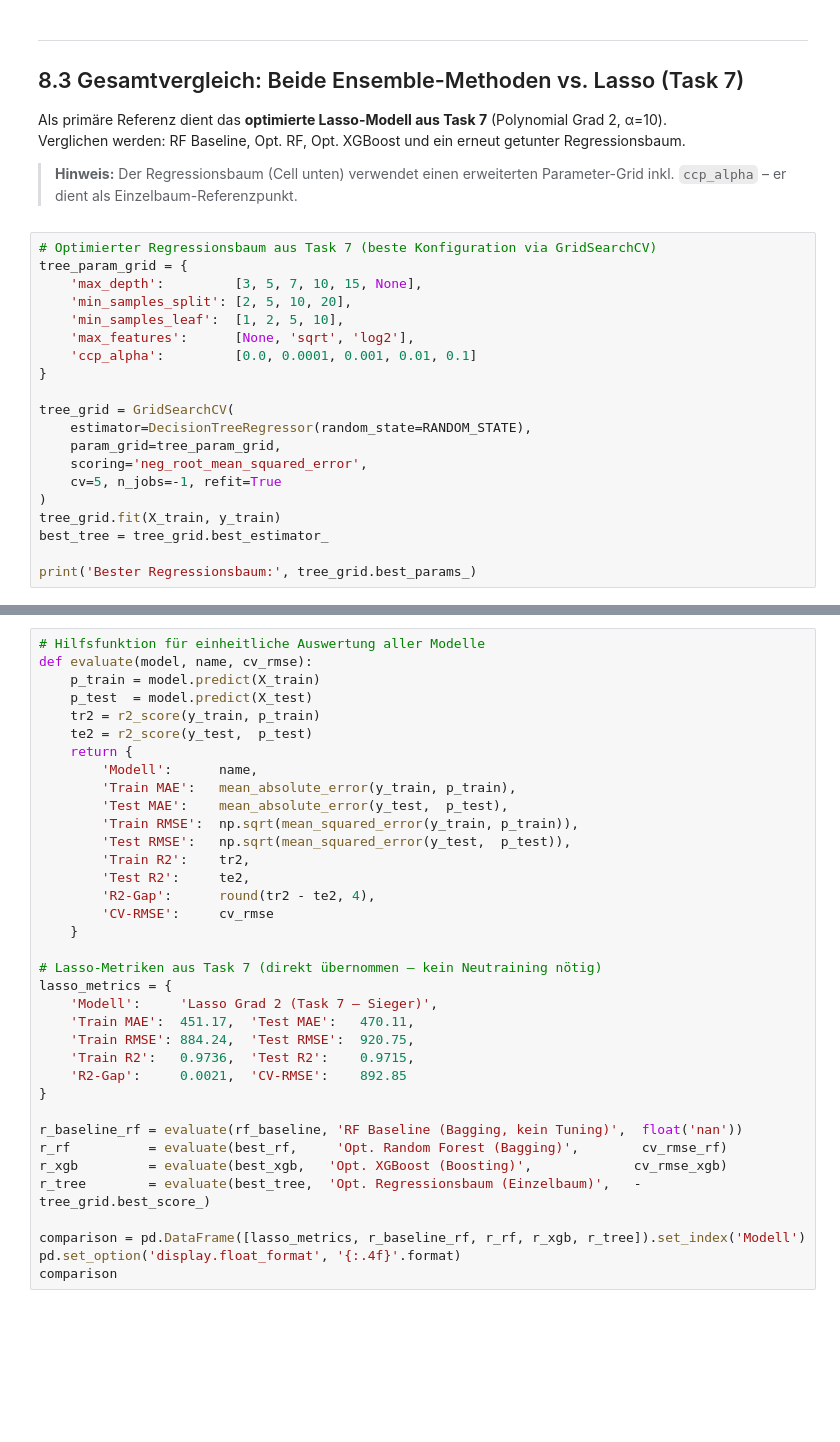
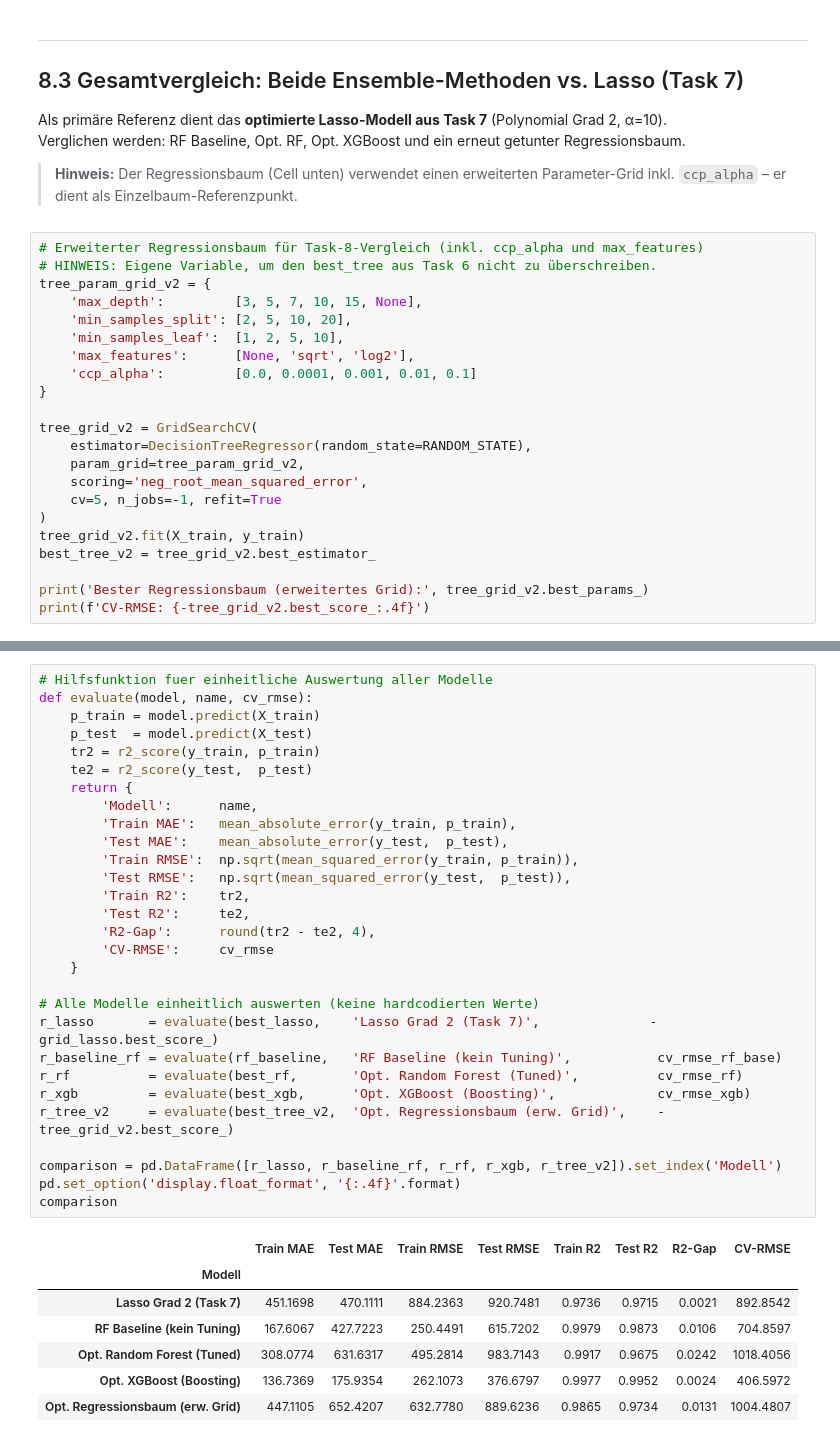
Before and after one commit to PatrickSchubert-Munich/DataScience_and_ML_Assignment, a Jupyter notebook: 02_regression/Assignment_02_2130238.ipynb, the cells around one changed output, grey strips where cells are left out. Saved outputs shown, nothing was run; the diff lists cells and outputs as text; blank space fills up the shorter version.

```diff
--- a/02_regression/Assignment_02_2130238.ipynb
+++ b/02_regression/Assignment_02_2130238.ipynb
@@ -1688,8 +1979,9 @@ Verglichen werden: RF Baseline, Opt. RF, Opt. XGBoost und ein erneut getunter Re
 
 > **Hinweis:** Der Regressionsbaum (Cell unten) verwendet einen erweiterten Parameter-Grid inkl. `ccp_alpha` – er dient als Einzelbaum-Referenzpunkt.
 # %%
-# Optimierter Regressionsbaum aus Task 7 (beste Konfiguration via GridSearchCV)
-tree_param_grid = {
+# Erweiterter Regressionsbaum für Task-8-Vergleich (inkl. ccp_alpha und max_features)
+# HINWEIS: Eigene Variable, um den best_tree aus Task 6 nicht zu überschreiben.
+tree_param_grid_v2 = {
     'max_depth':         [3, 5, 7, 10, 15, None],
     'min_samples_split': [2, 5, 10, 20],
     'min_samples_leaf':  [1, 2, 5, 10],
@@ -1697,13 +1989,14 @@ tree_param_grid = {
     'ccp_alpha':         [0.0, 0.0001, 0.001, 0.01, 0.1]
 }
 
-tree_grid = GridSearchCV(
+tree_grid_v2 = GridSearchCV(
     estimator=DecisionTreeRegressor(random_state=RANDOM_STATE),
-    param_grid=tree_param_grid,
+    param_grid=tree_param_grid_v2,
     scoring='neg_root_mean_squared_error',
     cv=5, n_jobs=-1, refit=True
 )
-tree_grid.fit(X_train, y_train)
-best_tree = tree_grid.best_estimator_
+tree_grid_v2.fit(X_train, y_train)
+best_tree_v2 = tree_grid_v2.best_estimator_
 
-print('Bester Regressionsbaum:', tree_grid.best_params_)
+print('Bester Regressionsbaum (erweitertes Grid):', tree_grid_v2.best_params_)
+print(f'CV-RMSE: {-tree_grid_v2.best_score_:.4f}')
@@ -1710,39 +2006,40 @@ print('Bester Regressionsbaum:', tree_grid.best_params_)
 # %%
-# Hilfsfunktion für einheitliche Auswertung aller Modelle
+# Hilfsfunktion fuer einheitliche Auswertung aller Modelle
 def evaluate(model, name, cv_rmse):
     p_train = model.predict(X_train)
     p_test  = model.predict(X_test)
     tr2 = r2_score(y_train, p_train)
     te2 = r2_score(y_test,  p_test)
     return {
         'Modell':      name,
         'Train MAE':   mean_absolute_error(y_train, p_train),
         'Test MAE':    mean_absolute_error(y_test,  p_test),
         'Train RMSE':  np.sqrt(mean_squared_error(y_train, p_train)),
         'Test RMSE':   np.sqrt(mean_squared_error(y_test,  p_test)),
         'Train R2':    tr2,
         'Test R2':     te2,
         'R2-Gap':      round(tr2 - te2, 4),
         'CV-RMSE':     cv_rmse
     }
 
-# Lasso-Metriken aus Task 7 (direkt übernommen – kein Neutraining nötig)
-lasso_metrics = {
-    'Modell':     'Lasso Grad 2 (Task 7 – Sieger)',
-    'Train MAE':  451.17,  'Test MAE':   470.11,
-    'Train RMSE': 884.24,  'Test RMSE':  920.75,
-    'Train R2':   0.9736,  'Test R2':    0.9715,
-    'R2-Gap':     0.0021,  'CV-RMSE':    892.85
-}
+# Alle Modelle einheitlich auswerten (keine hardcodierten Werte)
+r_lasso       = evaluate(best_lasso,    'Lasso Grad 2 (Task 7)',              -grid_lasso.best_score_)
+r_baseline_rf = evaluate(rf_baseline,   'RF Baseline (kein Tuning)',           cv_rmse_rf_base)
+r_rf          = evaluate(best_rf,       'Opt. Random Forest (Tuned)',          cv_rmse_rf)
+r_xgb         = evaluate(best_xgb,      'Opt. XGBoost (Boosting)',             cv_rmse_xgb)
+r_tree_v2     = evaluate(best_tree_v2,  'Opt. Regressionsbaum (erw. Grid)',    -tree_grid_v2.best_score_)
 
-r_baseline_rf = evaluate(rf_baseline, 'RF Baseline (Bagging, kein Tuning)',  float('nan'))
-r_rf          = evaluate(best_rf,     'Opt. Random Forest (Bagging)',        cv_rmse_rf)
-r_xgb         = evaluate(best_xgb,   'Opt. XGBoost (Boosting)',             cv_rmse_xgb)
-r_tree        = evaluate(best_tree,  'Opt. Regressionsbaum (Einzelbaum)',   -tree_grid.best_score_)
-
-comparison = pd.DataFrame([lasso_metrics, r_baseline_rf, r_rf, r_xgb, r_tree]).set_index('Modell')
+comparison = pd.DataFrame([r_lasso, r_baseline_rf, r_rf, r_xgb, r_tree_v2]).set_index('Modell')
 pd.set_option('display.float_format', '{:.4f}'.format)
 comparison
+# %% [output]
+|  | Train MAE | Test MAE | Train RMSE | Test RMSE | Train R2 | Test R2 | R2-Gap | CV-RMSE |
+| Modell |  |  |  |  |  |  |  |  |
+| Lasso Grad 2 (Task 7) | 451.1698 | 470.1111 | 884.2363 | 920.7481 | 0.9736 | 0.9715 | 0.0021 | 892.8542 |
+| RF Baseline (kein Tuning) | 167.6067 | 427.7223 | 250.4491 | 615.7202 | 0.9979 | 0.9873 | 0.0106 | 704.8597 |
+| Opt. Random Forest (Tuned) | 308.0774 | 631.6317 | 495.2814 | 983.7143 | 0.9917 | 0.9675 | 0.0242 | 1018.4056 |
+| Opt. XGBoost (Boosting) | 136.7369 | 175.9354 | 262.1073 | 376.6797 | 0.9977 | 0.9952 | 0.0024 | 406.5972 |
+| Opt. Regressionsbaum (erw. Grid) | 447.1105 | 652.4207 | 632.7780 | 889.6236 | 0.9865 | 0.9734 | 0.0131 | 1004.4807 |
 # %%
 # Visualisierung: Testmetriken im Vergleich (alle Modelle)
 fig, axes = plt.subplots(1, 3, figsize=(16, 5))
```
Also changed, not shown: parts of 67 cells of this notebook, 3 other files.
